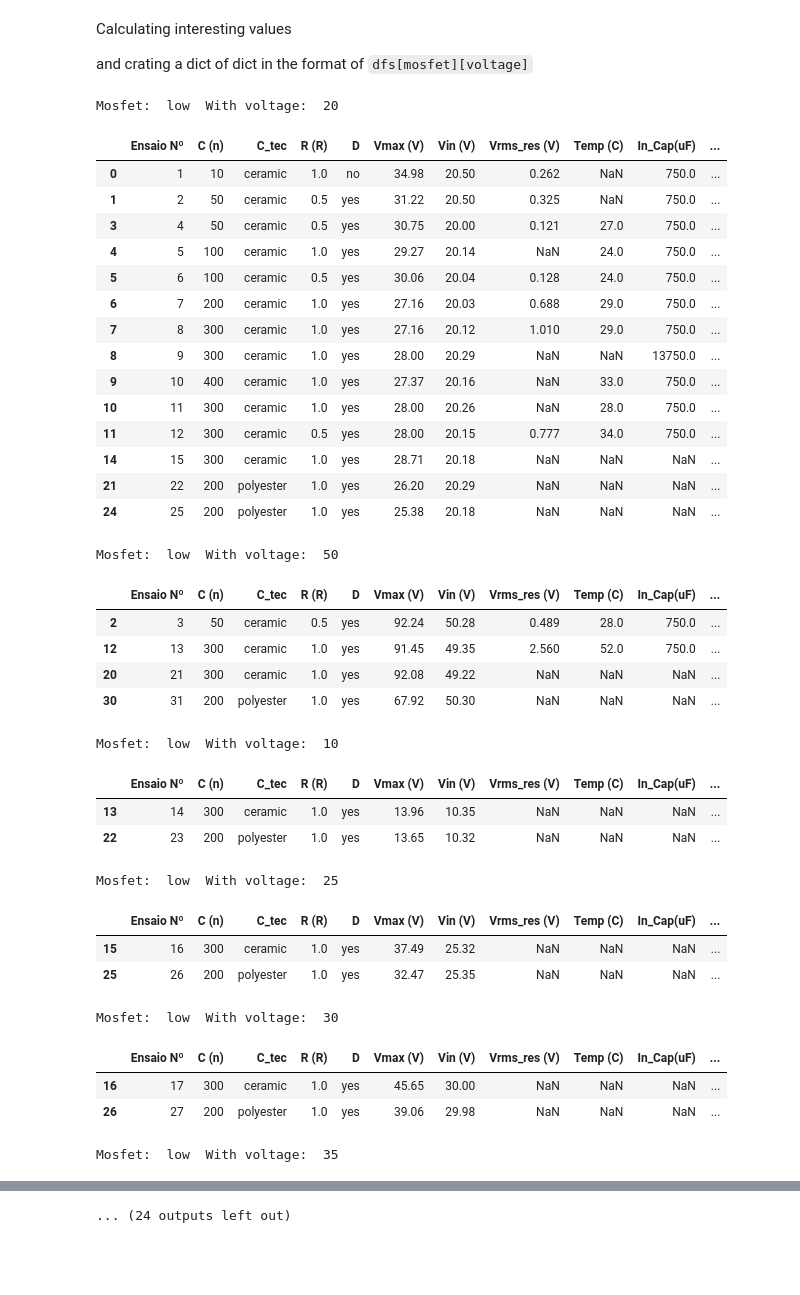
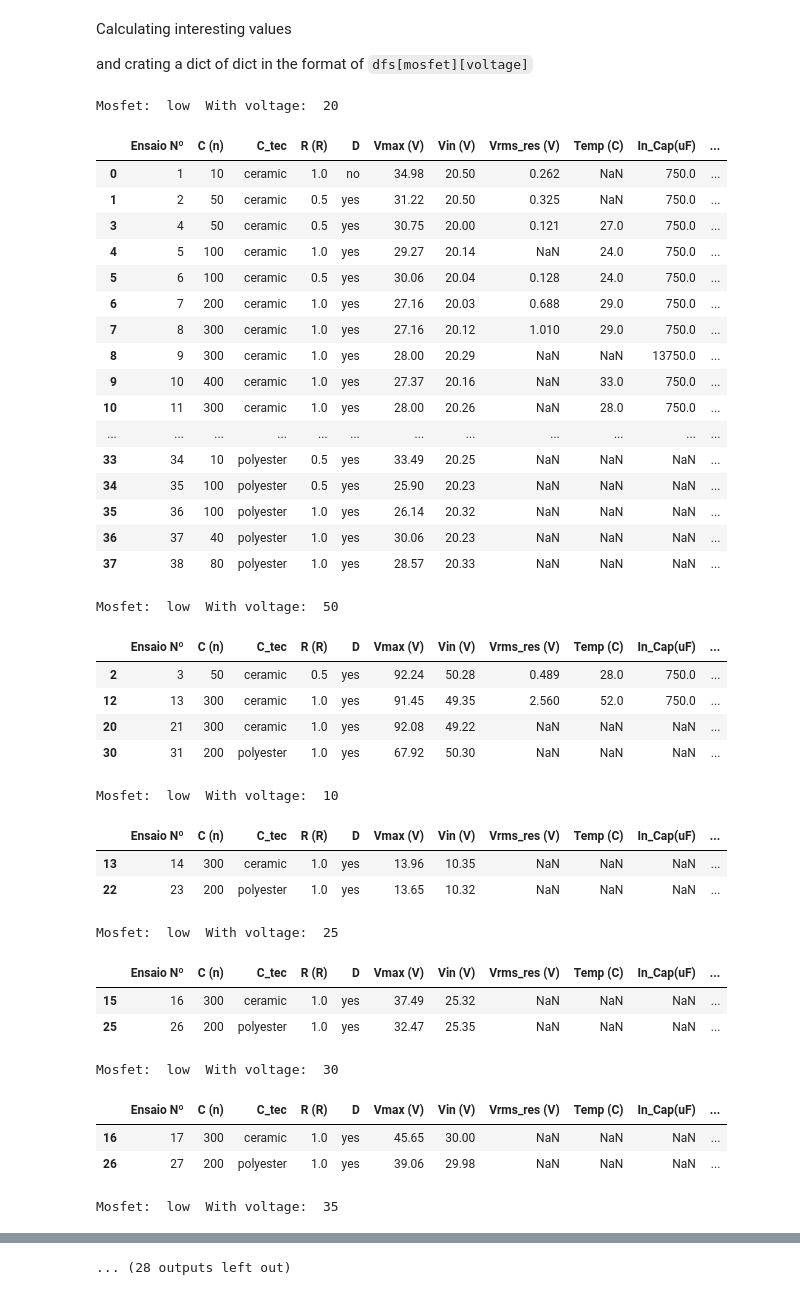
Before and after one commit to ZeniteSolar/MAM21, a Jupyter notebook: snubber/snubber.ipynb, the cells around one changed output, grey strips where cells are left out. Saved outputs shown, nothing was run; the diff lists cells and outputs as text; code cells hidden in the pictures; blank space fills up the shorter version.

```diff
--- a/snubber/snubber.ipynb
+++ b/snubber/snubber.ipynb
@@ -257,6 +257,7 @@ Calculating interesting values
 
 and crating a dict of dict in the format of `dfs[mosfet][voltage]`
 # %%
+from cmath import nan
 import csv
 import pandas as pd
 pd.options.mode.chained_assignment = None
@@ -264,7 +265,7 @@ import matplotlib.pyplot as plt
 #Import test
 file_name = "test.csv"
 df = pd.read_csv(file_name)
-
+df_split = {}
 #split dataframe in the low mosfet
 df_split["low"] = df[[column for column in df if not("high" in column)]]
 #remove low in the columns name
@@ -289,37 +290,39 @@ dfs = {}
 #split dataframe in dicts separated by voltage
 for mosfet in df_split:
     if (not (mosfet in dfs.keys())):
         dfs[mosfet] = {}
     for voltage in df_split[mosfet]["Vin (V)"]:
         if (not(round(voltage) in dfs[mosfet].keys())):
             dfs[mosfet][round(voltage/5)*5] = df_split[mosfet][round(
                 df["Vin (V)"]/5)*5 == round(voltage/5)*5]
 
 pd.set_option('display.max_rows', None)
 pd.set_option('display.max_columns', None)
 
 
 for mosfet in dfs:
     for voltage in dfs[mosfet]:
         print("Mosfet: ", mosfet, " With voltage: ", voltage)
         display(dfs[mosfet][voltage])
 # %% [output]
 Mosfet:  low  With voltage:  20
 |  | Ensaio Nº | C (n) | C_tec | R (R) | D | Vmax (V) | Vin (V) | Vrms_res (V) | Temp (C) | In_Cap(uF) | ... |
 | 0 | 1 | 10 | ceramic | 1.0 | no | 34.98 | 20.50 | 0.262 | NaN | 750.0 | ... |
 | 1 | 2 | 50 | ceramic | 0.5 | yes | 31.22 | 20.50 | 0.325 | NaN | 750.0 | ... |
 | 3 | 4 | 50 | ceramic | 0.5 | yes | 30.75 | 20.00 | 0.121 | 27.0 | 750.0 | ... |
 | 4 | 5 | 100 | ceramic | 1.0 | yes | 29.27 | 20.14 | NaN | 24.0 | 750.0 | ... |
 | 5 | 6 | 100 | ceramic | 0.5 | yes | 30.06 | 20.04 | 0.128 | 24.0 | 750.0 | ... |
 | 6 | 7 | 200 | ceramic | 1.0 | yes | 27.16 | 20.03 | 0.688 | 29.0 | 750.0 | ... |
 | 7 | 8 | 300 | ceramic | 1.0 | yes | 27.16 | 20.12 | 1.010 | 29.0 | 750.0 | ... |
 | 8 | 9 | 300 | ceramic | 1.0 | yes | 28.00 | 20.29 | NaN | NaN | 13750.0 | ... |
 | 9 | 10 | 400 | ceramic | 1.0 | yes | 27.37 | 20.16 | NaN | 33.0 | 750.0 | ... |
 | 10 | 11 | 300 | ceramic | 1.0 | yes | 28.00 | 20.26 | NaN | 28.0 | 750.0 | ... |
-| 11 | 12 | 300 | ceramic | 0.5 | yes | 28.00 | 20.15 | 0.777 | 34.0 | 750.0 | ... |
-| 14 | 15 | 300 | ceramic | 1.0 | yes | 28.71 | 20.18 | NaN | NaN | NaN | ... |
-| 21 | 22 | 200 | polyester | 1.0 | yes | 26.20 | 20.29 | NaN | NaN | NaN | ... |
-| 24 | 25 | 200 | polyester | 1.0 | yes | 25.38 | 20.18 | NaN | NaN | NaN | ... |
+| ... | ... | ... | ... | ... | ... | ... | ... | ... | ... | ... | ... |
+| 33 | 34 | 10 | polyester | 0.5 | yes | 33.49 | 20.25 | NaN | NaN | NaN | ... |
+| 34 | 35 | 100 | polyester | 0.5 | yes | 25.90 | 20.23 | NaN | NaN | NaN | ... |
+| 35 | 36 | 100 | polyester | 1.0 | yes | 26.14 | 20.32 | NaN | NaN | NaN | ... |
+| 36 | 37 | 40 | polyester | 1.0 | yes | 30.06 | 20.23 | NaN | NaN | NaN | ... |
+| 37 | 38 | 80 | polyester | 1.0 | yes | 28.57 | 20.33 | NaN | NaN | NaN | ... |
 Mosfet:  low  With voltage:  50
 |  | Ensaio Nº | C (n) | C_tec | R (R) | D | Vmax (V) | Vin (V) | Vrms_res (V) | Temp (C) | In_Cap(uF) | ... |
 | 2 | 3 | 50 | ceramic | 0.5 | yes | 92.24 | 50.28 | 0.489 | 28.0 | 750.0 | ... |
@@ -342,7 +345,7 @@ Mosfet:  low  With voltage:  35
 |  | Ensaio Nº | C (n) | C_tec | R (R) | D | Vmax (V) | Vin (V) | Vrms_res (V) | Temp (C) | In_Cap(uF) | ... |
 | 17 | 18 | 300 | ceramic | 1.0 | yes | 56.63 | 35.16 | NaN | NaN | NaN | ... |
 | 27 | 28 | 200 | polyester | 1.0 | yes | 46.27 | 35.17 | NaN | NaN | NaN | ... |
-... (24 outputs left out)
+... (28 outputs left out)
 # %%
 
 fig, axs1 = plt.subplots(3, 1, figsize=(10, 10))
```
Also changed, not shown: parts of 2 cells of this notebook, 1 other file.
